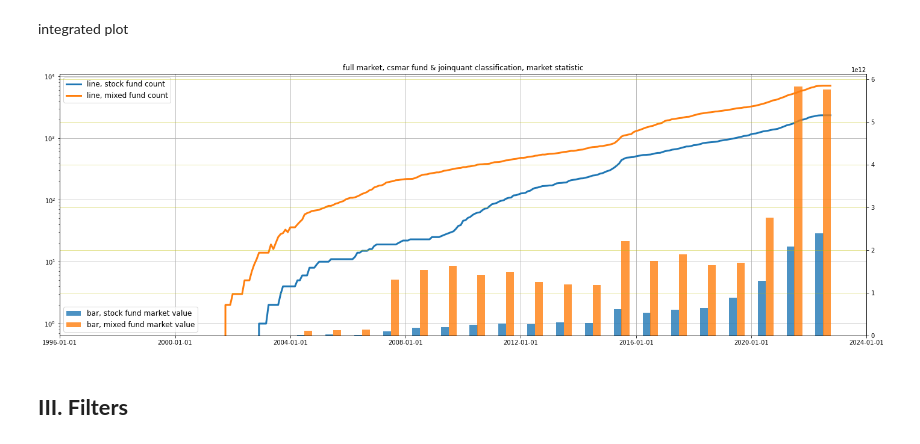
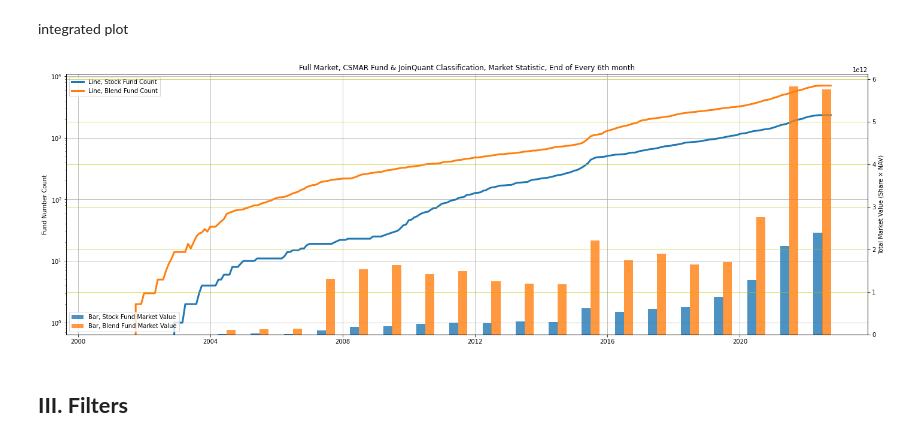
Before and after one commit to dacianpeng/mutual-fund-effective-or-not-Evidence-from-China, a Jupyter notebook: main.ipynb, the cells around one changed output. Cells and saved outputs as stored; diff of their text form; code cells hidden in the pictures.

```diff
--- a/main.ipynb
+++ b/main.ipynb
@@ -176,7 +209,7 @@ wind_mixed_fund_mkt_value.index  = wind_mixed_fund_mkt_value.index.astype(np.dat
 align JoinQuant && CSMAR data
 # %%
 # may cache this cell to speed up
-nav_monthly = nav_daily.groupby('Symbol').apply(lambda x: x.set_index('Date').resample('M').last()).NAV
+nav_monthly = nav_daily.groupby('Symbol').parallel_apply(lambda x: x.set_index('Date').resample('M').last()).NAV
 nav_monthly = nav_monthly.unstack(level=0)
 nav_monthly.index = nav_monthly.index.to_period('M')
 nav_monthly.columns = nav_monthly.columns.astype(str).str.zfill(6)
@@ -188,19 +221,19 @@ selected_month = 6
 share_info_6 = share_info_[share_info_.index.month == selected_month]
 nav_monthly_6 = nav_monthly[nav_monthly.index.month == selected_month]
 
-csmar_mixed_code_6 = np.intersect1d(nav_monthly_6.columns, fund_main_info_[fund_main_info_.underlying_asset_type == '混合型'].main_code.values)
-csmar_mixed_code_6 = np.intersect1d(csmar_mixed_code_6, share_info_6.columns)
+csmar_blend_code_6 = np.intersect1d(nav_monthly_6.columns, fund_main_info_[fund_main_info_.underlying_asset_type == '混合型'].main_code.values)
+csmar_blend_code_6 = np.intersect1d(csmar_blend_code_6, share_info_6.columns)
 
 csmar_stock_code_6 = np.intersect1d(nav_monthly_6.columns, fund_main_info_[fund_main_info_.underlying_asset_type == '股票型'].main_code.values)
 csmar_stock_code_6 = np.intersect1d(csmar_stock_code_6, share_info_6.columns)
 
 csmar_co_time_6 = np.intersect1d(share_info_6.index, nav_monthly_6.index)
 # %%
-csmar_mixed_mkt_value_jq_classify = (share_info_6.loc[csmar_co_time_6, csmar_mixed_code_6] * nav_monthly_6.loc[csmar_co_time_6, csmar_mixed_code_6]).sum(axis=1)
+csmar_blend_mkt_value_jq_classify = (share_info_6.loc[csmar_co_time_6, csmar_blend_code_6] * nav_monthly_6.loc[csmar_co_time_6, csmar_blend_code_6]).sum(axis=1)
 csmar_stock_mkt_value_jq_classify = (share_info_6.loc[csmar_co_time_6, csmar_stock_code_6] * nav_monthly_6.loc[csmar_co_time_6, csmar_stock_code_6]).sum(axis=1)
 
 csmar_stock_mkt_value_jq_classify.index = csmar_stock_mkt_value_jq_classify.index.astype(np.datetime64) + pd.offsets.MonthEnd(0)
-csmar_mixed_mkt_value_jq_classify.index = csmar_mixed_mkt_value_jq_classify.index.astype(np.datetime64) + pd.offsets.MonthEnd(0)
+csmar_blend_mkt_value_jq_classify.index = csmar_blend_mkt_value_jq_classify.index.astype(np.datetime64) + pd.offsets.MonthEnd(0)
 # %% [markdown]
 stock funds market value
 # %%
@@ -248,44 +284,45 @@ fund counts
 csmar_stock_fund_count = nav_monthly.loc[:, csmar_stock_code_6].apply(lambda x: pd.notna(x).sum(), axis=1)
 csmar_stock_fund_count.index = csmar_stock_fund_count.index.astype(np.datetime64) + pd.offsets.MonthEnd(0)
 
-csmar_mixed_fund_count = nav_monthly.loc[:, csmar_mixed_code_6].apply(lambda x: pd.notna(x).sum(), axis=1)
-csmar_mixed_fund_count.index = csmar_mixed_fund_count.index.astype(np.datetime64) + pd.offsets.MonthEnd(0)
+csmar_blend_fund_count = nav_monthly.loc[:, csmar_blend_code_6].apply(lambda x: pd.notna(x).sum(), axis=1)
+csmar_blend_fund_count.index = csmar_blend_fund_count.index.astype(np.datetime64) + pd.offsets.MonthEnd(0)
 # %% [markdown]
 integrated plot
 # %%
 fig, ax1 = plt.subplots()
 
 fig.set_figheight(8)
 fig.set_figwidth(24)
 
-nav_monthly_6.loc[:, csmar_mixed_code_6].apply(lambda x: pd.notna(x).sum(), axis=1)
+nav_monthly_6.loc[:, csmar_blend_code_6].apply(lambda x: pd.notna(x).sum(), axis=1)
 
-ax1.plot(csmar_stock_fund_count, linewidth=3, label='line, stock fund count')
-ax1.plot(csmar_mixed_fund_count, linewidth=3, label='line, mixed fund count')
+ax1.plot(csmar_stock_fund_count, linewidth=3, label='Line, Stock Fund Count')
+ax1.plot(csmar_blend_fund_count, linewidth=3, label='Line, Blend Fund Count')
 
 ax1.set_yscale('log')
 ax1.set_yticks([1e0, 1e1, 1e2, 1e3, 1e4])
 ax1.grid()
+ax1.set_ylabel('Fund Number Count')
 
 ax2 = ax1.twinx()
 
 plt.bar(csmar_stock_mkt_value_jq_classify.index - pd.Timedelta('7W'), \
-     csmar_stock_mkt_value_jq_classify.values, width=100, label='bar, stock fund market value', alpha=.8)
+     csmar_stock_mkt_value_jq_classify.values, width=100, label='Bar, Stock Fund Market Value', alpha=.8)
 
-plt.bar(csmar_mixed_mkt_value_jq_classify.index + pd.Timedelta('7W'), \
-     csmar_mixed_mkt_value_jq_classify.values, width=100, label='bar, mixed fund market value', alpha=.8)
+plt.bar(csmar_blend_mkt_value_jq_classify.index + pd.Timedelta('7W'), \
+     csmar_blend_mkt_value_jq_classify.values, width=100, label='Bar, Blend Fund Market Value', alpha=.8)
 
-plt.title('full market, csmar fund & joinquant classification, market statistic')
+plt.title('Full Market, CSMAR Fund & JoinQuant Classification, Market Statistic, End of Every 6th month')
 
-ax2.grid(color='y', alpha=.5)
-ax2.set_xticks(ax2.get_xticks()[::1])
+ax2.grid(color='y', alpha=.7)
+plt.ylabel('Total Market Value (Share × NAV)')
 
-ax1.legend(loc='upper left', fontsize=12)
-ax2.legend(loc='lower left', fontsize=12)
+ax1.legend(loc='upper left')
+ax2.legend(loc='lower left')
 
 pass
 # %% [output]
-[figure, old version]
+[figure, new version]
 # %% [markdown]
 ## **III. Filters**
 # %% [markdown]
```
Also changed, not shown: parts of 98 cells of this notebook, 3 other files.
